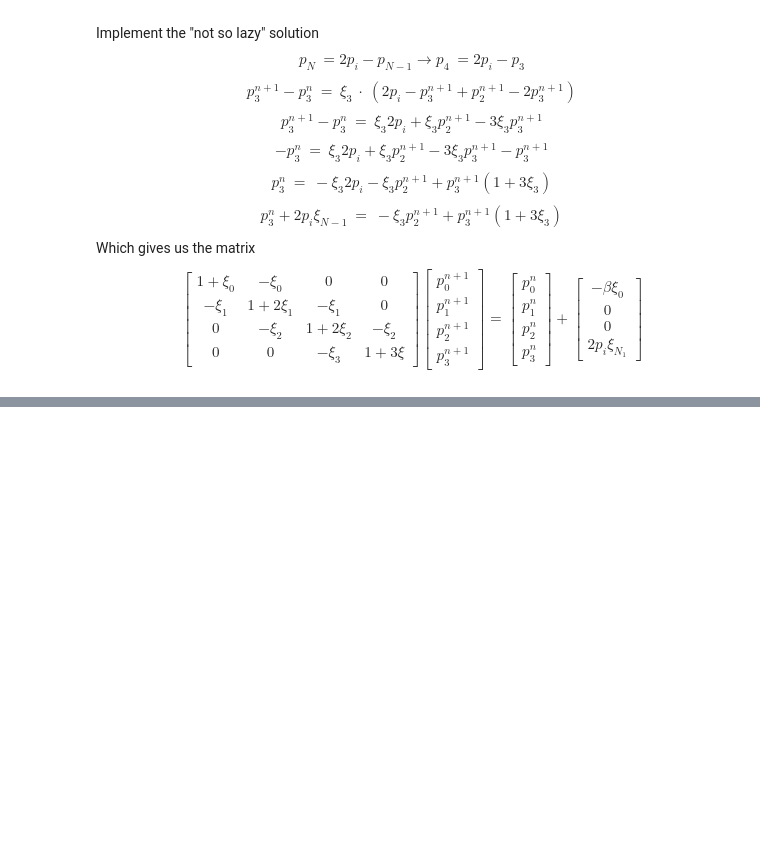
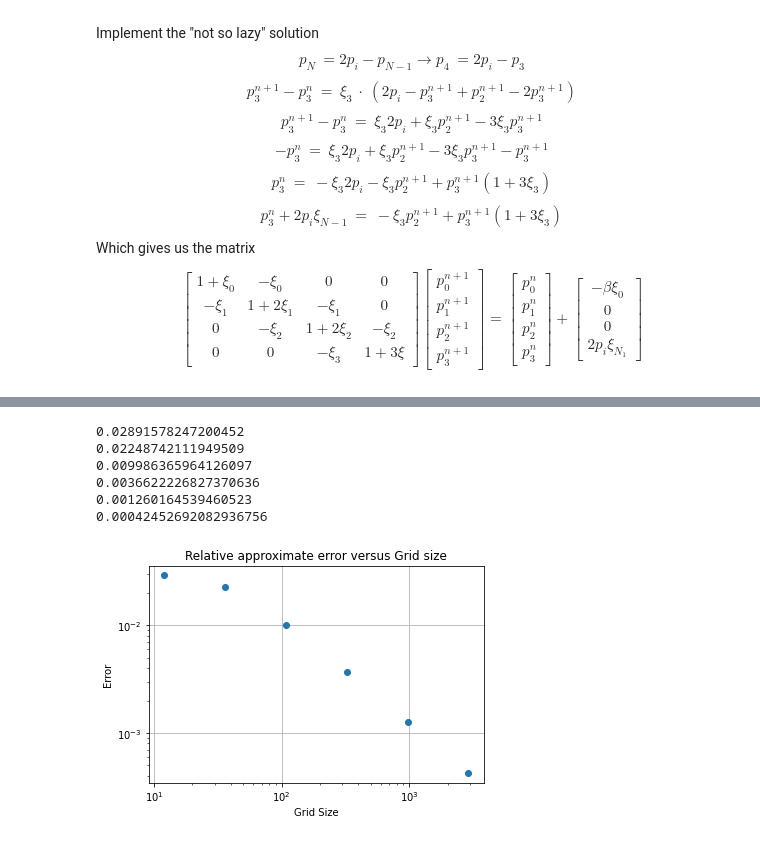
Before and after one commit to olufisayo-akindele/Modelling, a Jupyter notebook: size of a reservoir.ipynb, the cells around one changed output, grey strips where cells are left out. Cells and saved outputs as stored; diff of their text form; code cells hidden in the pictures; blank space fills up the shorter version.

```diff
--- a/size of a reservoir.ipynb
+++ b/size of a reservoir.ipynb
@@ -802,0 +680,23 @@ https://www.cs.auckland.ac.nz/courses/compsci369s1c/lectures/GG-notes/Z-archive2
+# %%
+N=[4*3**i for i in range(1,7)]
+rel_approx_err=[]
+for i in N:
+    f=Project(i, dt=2)
+    e=f.approx_rel()
+    print(e)
+    rel_approx_err.append(e)
+plt.plot(N, rel_approx_err, 'o')
+plt.xscale('log')
+plt.yscale('log')
+plt.title("Relative approximate error versus Grid size")
+plt.xlabel("Grid Size")
+plt.ylabel("Error")
+plt.grid()
+# %% [output]
+0.02891578247200452
+0.02248742111949509
+0.009986365964126097
+0.0036622226827370636
+0.001260164539460523
+0.00042452692082936756
+[figure, added]
```
Also changed, not shown: parts of 67 cells of this notebook, 1 other file.
